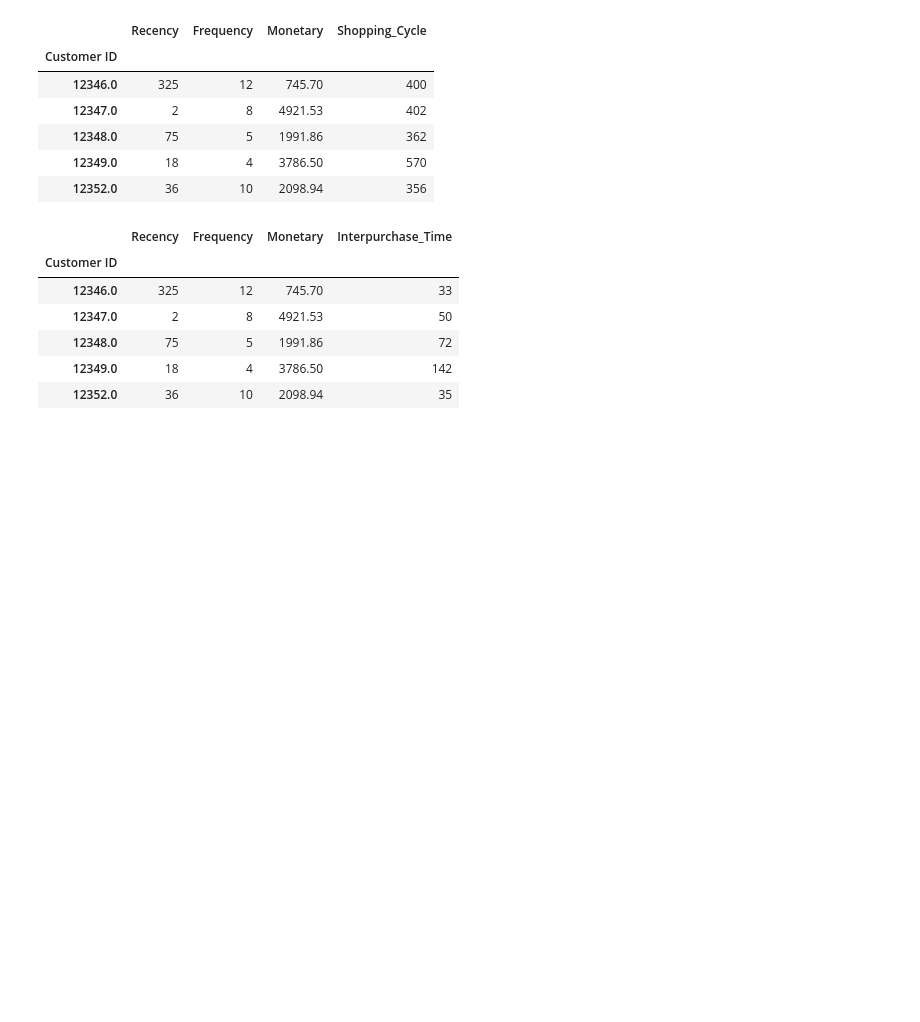
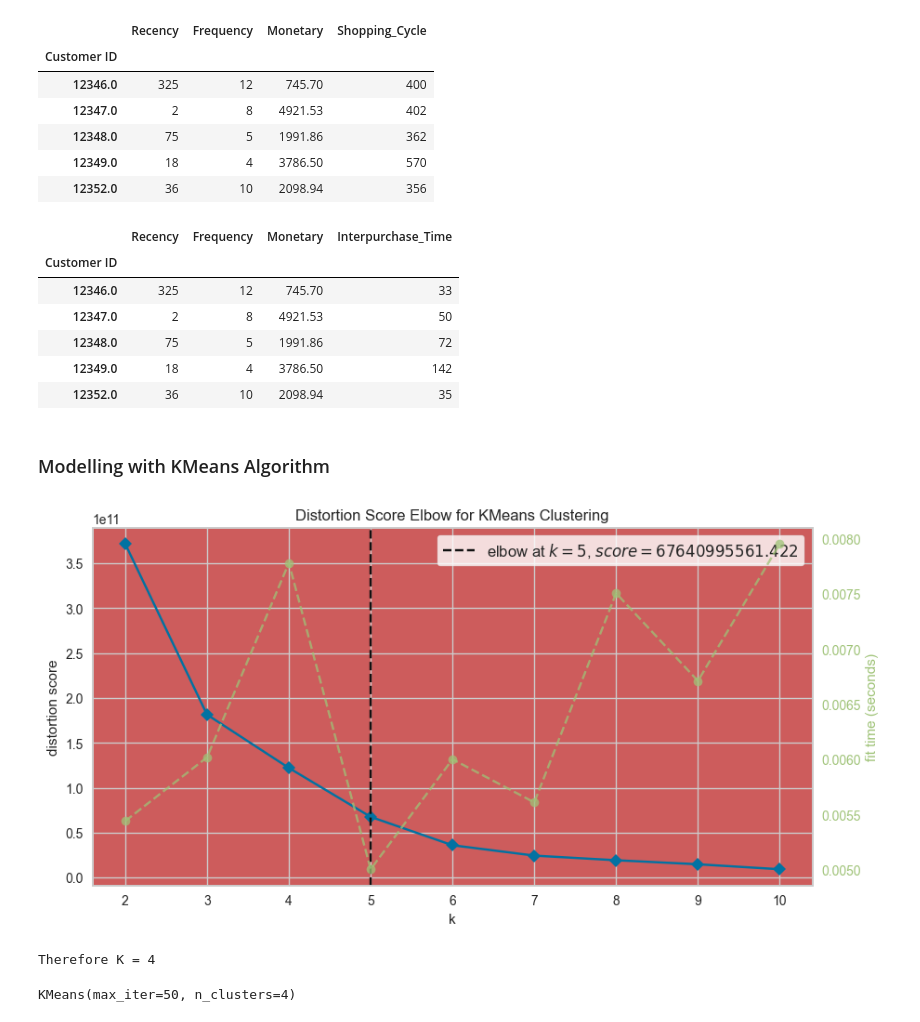
Before and after one commit to TKZues/CustomerSegmentationbyEnhancedRFM, a Jupyter notebook: notebook/online_retail_II.ipynb, the cells around one changed output. Drawn from its saved outputs; the diff is of its cells as text; code cells hidden in the pictures; blank space fills up the shorter version.

Commit message:
kmeans

```diff
--- a/notebook/online_retail_II.ipynb
+++ b/notebook/online_retail_II.ipynb
@@ -251,3 +251,23 @@ RFMT.head()
 | 12348.0 | 75 | 5 | 1991.86 | 72 |
 | 12349.0 | 18 | 4 | 3786.50 | 142 |
 | 12352.0 | 36 | 10 | 2098.94 | 35 |
+# %% [markdown]
+### Modelling with KMeans Algorithm
+# %%
+# Finding initial K value using Elbow Method
+plt.figure(figsize=(10,5))
+ax = plt.axes()
+ax.set_facecolor("#cd5c5c")
+Elbow_M = KElbowVisualizer(KMeans(), k=10)
+Elbow_M.fit(RFMT)
+Elbow_M.show()
+print("Therefore K = 4")
+# %% [output]
+[figure, added]
+Therefore K = 4
+# %%
+from sklearn.cluster import KMeans
+kmeans = KMeans(n_clusters = 4, max_iter= 50)
+kmeans.fit(RFMT)
+# %% [output]
+KMeans(max_iter=50, n_clusters=4)
```
Also changed, not shown: parts of 6 cells of this notebook.
